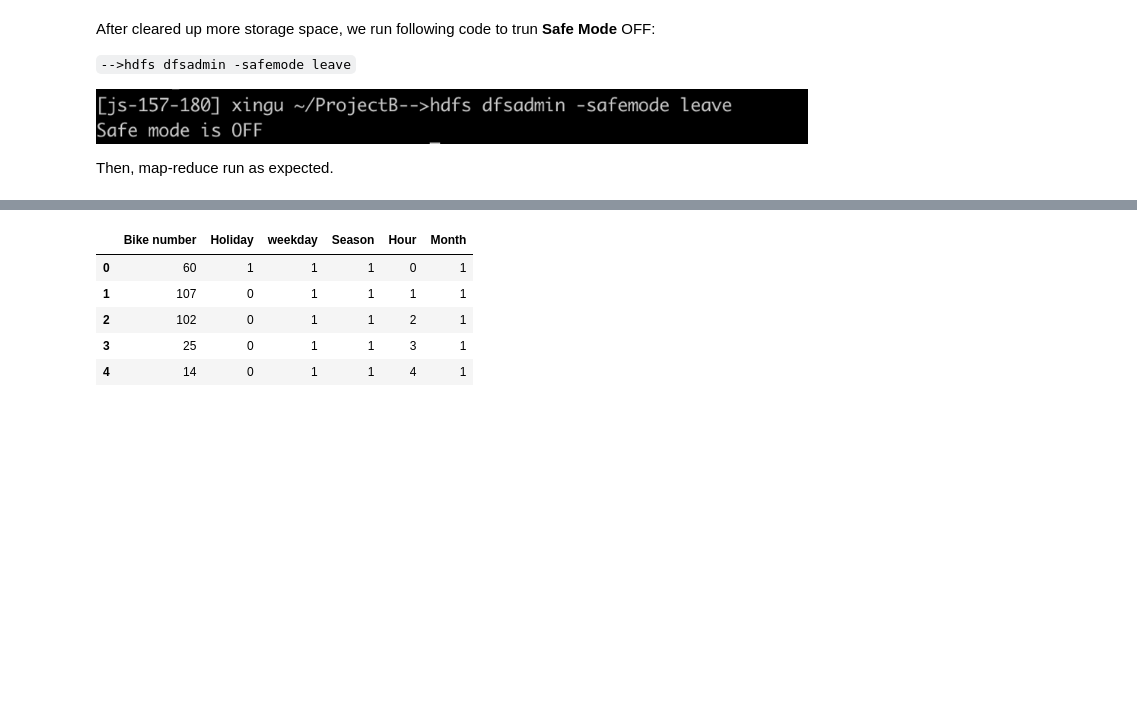
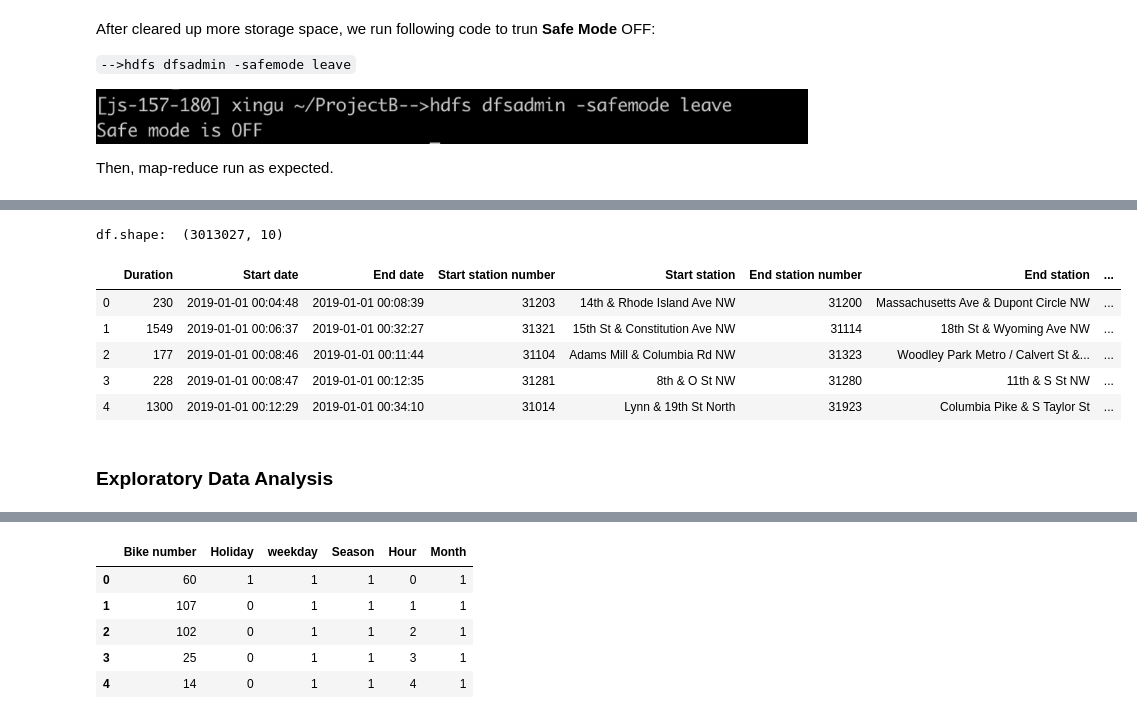
Before and after one commit to xgu1-ds/BigDataProjectB, a Jupyter notebook: projectB.ipynb, the cells around one changed output, grey strips where cells are left out. Cells and saved outputs as stored; diff of their text form; code cells hidden in the pictures; blank space fills up the shorter version.

```diff
--- a/projectB.ipynb
+++ b/projectB.ipynb
@@ -205,0 +227,17 @@ def merge_data(trials_name):
+# %%
+# combine datasets into one table
+df = pd.concat(datasets)
+df.reset_index(drop=True,inplace=True)
+df['Index']=df.index
+print("df.shape: ", df.shape)
+df.head()
+# %% [output]
+df.shape:  (3013027, 10)
+|  | Duration | Start date | End date | Start station number | Start station | End station number | End station | ... |
+| 0 | 230 | 2019-01-01 00:04:48 | 2019-01-01 00:08:39 | 31203 | 14th & Rhode Island Ave NW | 31200 | Massachusetts Ave & Dupont Circle NW | ... |
+| 1 | 1549 | 2019-01-01 00:06:37 | 2019-01-01 00:32:27 | 31321 | 15th St & Constitution Ave NW | 31114 | 18th St & Wyoming Ave NW | ... |
+| 2 | 177 | 2019-01-01 00:08:46 | 2019-01-01 00:11:44 | 31104 | Adams Mill & Columbia Rd NW | 31323 | Woodley Park Metro / Calvert St &... | ... |
+| 3 | 228 | 2019-01-01 00:08:47 | 2019-01-01 00:12:35 | 31281 | 8th & O St NW | 31280 | 11th & S St NW | ... |
+| 4 | 1300 | 2019-01-01 00:12:29 | 2019-01-01 00:34:10 | 31014 | Lynn & 19th St North | 31923 | Columbia Pike & S Taylor St | ... |
+# %% [markdown]
+### Exploratory Data Analysis
```
Also changed, not shown: parts of 30 cells of this notebook.
